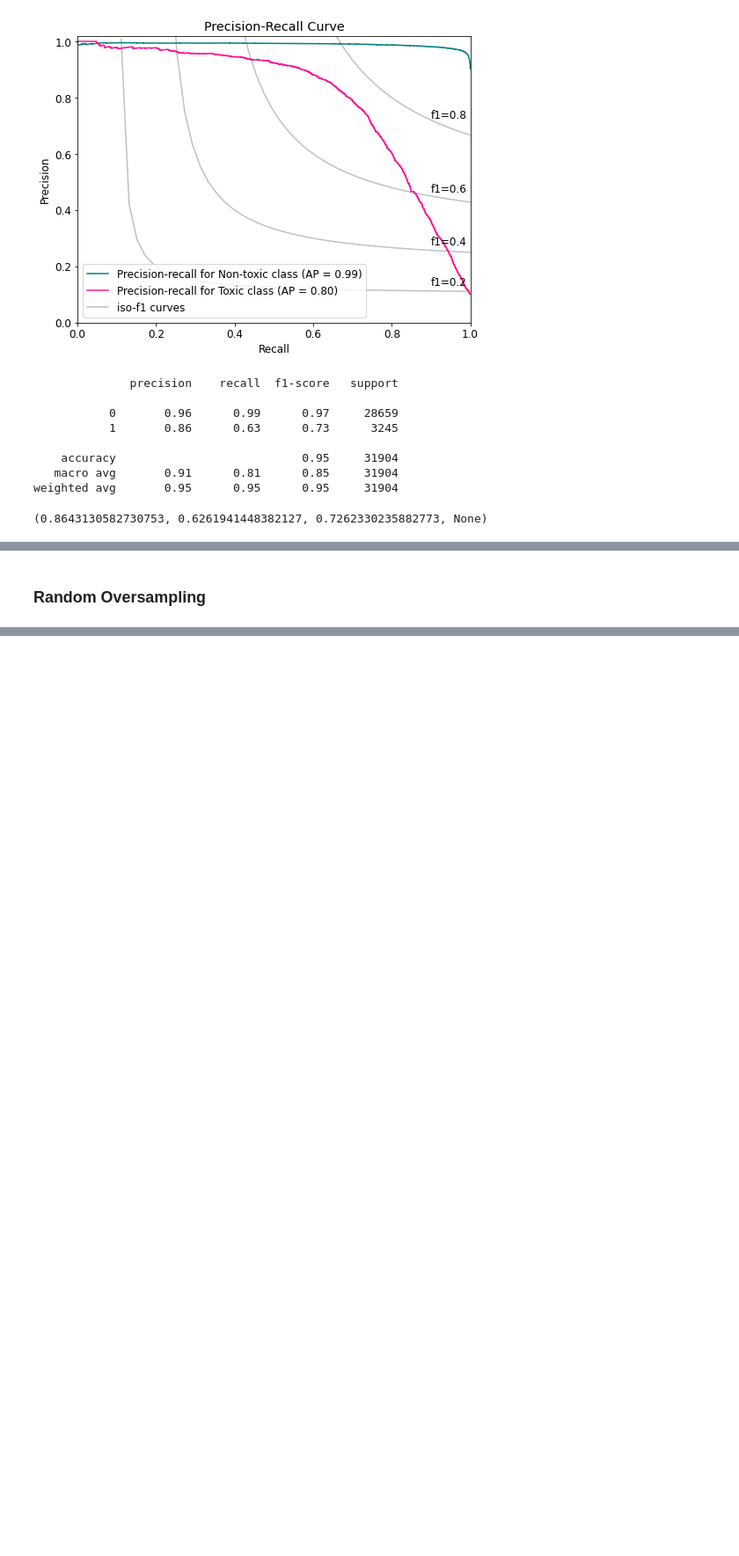
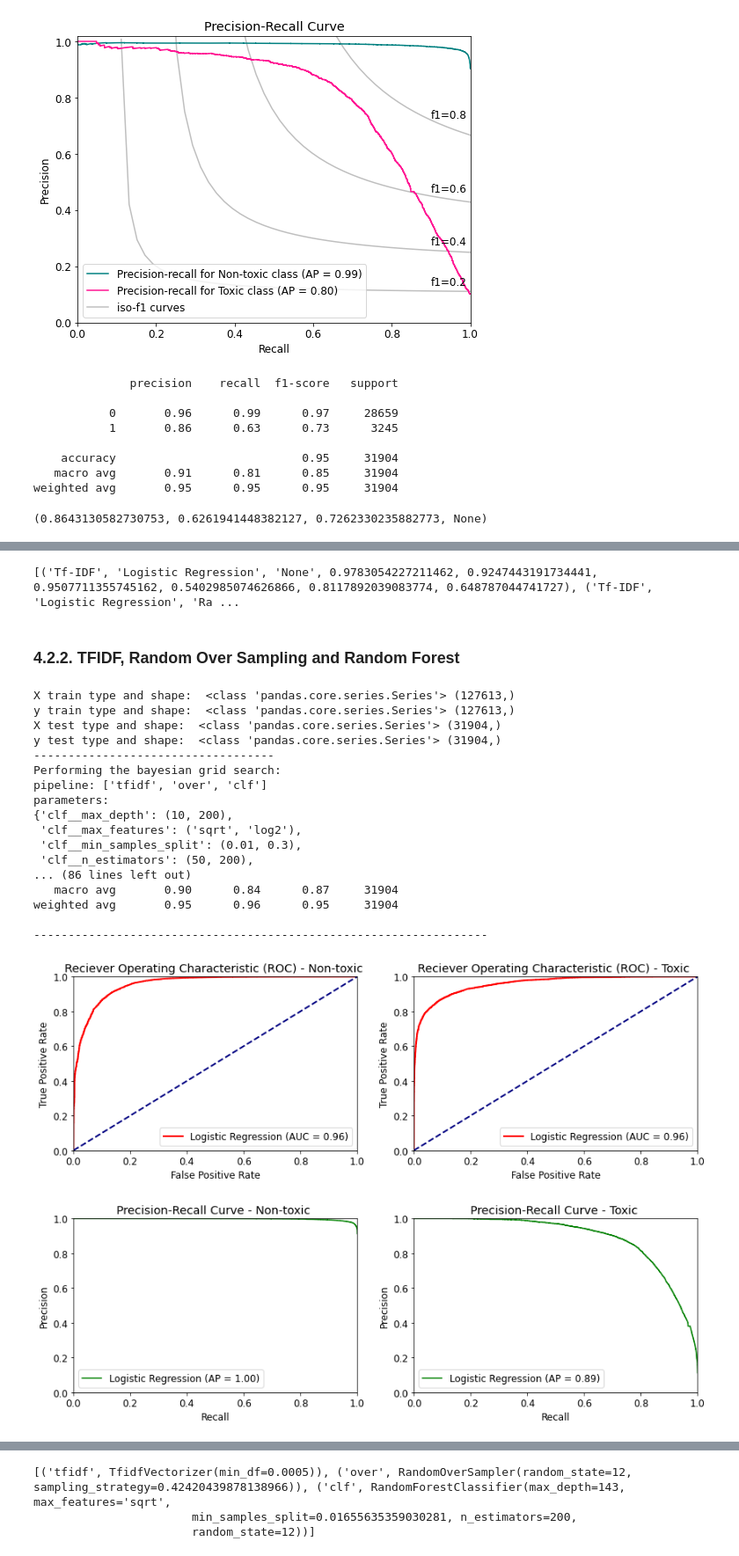
Before and after one commit to TechLadyZ/Springboard-Data-Science-Immerse-Program, a Jupyter notebook: Capstone_Project_2/Notebooks/03-2-Modeling-ClassificationAlgorithms.ipynb, the cells around one changed output, grey strips where cells are left out. Shown at 88% size. Drawn from its saved outputs; the diff is of its cells as text; code cells hidden in the pictures; blank space fills up the shorter version.

```diff
--- a/Capstone_Project_2/Notebooks/03-2-Modeling-ClassificationAlgorithms.ipynb
+++ b/Capstone_Project_2/Notebooks/03-2-Modeling-ClassificationAlgorithms.ipynb
@@ -1031,31 +940,57 @@ KeyboardInterrupt:
-# %% [markdown]
-### Random Oversampling
+# %%
+Test_Evaluation_Results.append(('Tf-IDF', 'Random Forest', 'None', \
+                               prec0_RF1, recall0_RF1, fscore0_RF1, prec1_RF1, recall1_RF1, fscore1_RF1))
+
+print(Test_Evaluation_Results)
+# %% [output]
+[('Tf-IDF', 'Logistic Regression', 'None', 0.9783054227211462, 0.9247443191734441, 0.9507711355745162, 0.5402985074626866, 0.8117892039083774, 0.648787044741727), ('Tf-IDF', 'Logistic Regression', 'Ra ...
+# %% [markdown]
+### 4.2.2. TFIDF, Random Over Sampling and Random Forest
 # %%
 pipeline = imbpipeline([('tfidf', TfidfVectorizer()),
                      ('over', RandomOverSampler(random_state=12)),
-                     ('clf', Ra(random_state=12))])
+                     ('clf', RandomForestClassifier(random_state=12))])
 
 parameters = {
-    'tfidf__max_df': (0.95, 0.9, 0.85, 0.8),
-    'tfidf__min_df': (0.0001, 0.0005, 0.001, 0.002),
-    'tfidf__norm': ('l1', 'l2'),
+    'tfidf__max_df': (0.8, 1),
+    'tfidf__min_df': (0.0001, 0.0005),
+#     'tfidf__norm': ('l1', 'l2'),
     'tfidf__use_idf': (True, False),
-    'tfidf__smooth_idf': (True, False),
-    'tfidf__sublinear_tf': (True, False),
-#     'clf__penalty': ('l1', 'l2', 'elasticnet'),
-    'clf__dual': (True, False),
-    'clf__C': (1e-5, 1e2, "log-uniform"),
-#     'clf_solver': ('newton-cg', 'lbfgs', 'liblinear', 'sag', 'saga'),
-    'clf__max_iter': [2000, 10000, 20000],
-    'over__sampling_strategy': (1, 0.9, 0.8, 0.7, 0.6, 0.5, 0.4, 0.3)
+#     'tfidf__smooth_idf': (True, False),
+#     'tfidf__sublinear_tf': (True, False),
+   'clf__n_estimators': (50,200),
+    'clf__max_depth': (10, 200),
+    'clf__min_samples_split': (0.01,0.3),
+    'clf__max_features': ("sqrt", "log2"),
+    'over__sampling_strategy': (0.3,1)
 
 }
 
-cv = StratifiedKFold(n_splits=5, shuffle=True, random_state=12)
+cv = StratifiedKFold(n_splits=3, shuffle=True, random_state=12)
 
-best_estimator_LR2 = bayessearchcv(
+best_estimator_RF2 = bayessearchcv(
                       pipeline=pipeline, param_grid=parameters, scoring='f1', cv=cv,
-                      n_iter=50, n_jobs=5, classifier_name='Logistic Regression',
+                      n_iter=50, n_jobs=5, classifier_name='Random Forest',
                         X_train=X_train, y_train=y_train, X_test=X_test, y_test=y_test)
 
-print(best_estimator_LR2)
+print(best_estimator_RF2)
+# %% [output]
+X train type and shape:  <class 'pandas.core.series.Series'> (127613,)
+y train type and shape:  <class 'pandas.core.series.Series'> (127613,)
+X test type and shape:  <class 'pandas.core.series.Series'> (31904,)
+y test type and shape:  <class 'pandas.core.series.Series'> (31904,)
+-----------------------------------
+Performing the bayesian grid search:
+pipeline: ['tfidf', 'over', 'clf']
+parameters:
+{'clf__max_depth': (10, 200),
+ 'clf__max_features': ('sqrt', 'log2'),
+ 'clf__min_samples_split': (0.01, 0.3),
+ 'clf__n_estimators': (50, 200),
+... (86 lines left out)
+   macro avg       0.90      0.84      0.87     31904
+weighted avg       0.95      0.96      0.95     31904
+
+------------------------------------------------------------------
+[figure, added]
+[figure, added]
@@ -1061,0 +998,3 @@ print(best_estimator_LR2)
+[('tfidf', TfidfVectorizer(min_df=0.0005)), ('over', RandomOverSampler(random_state=12, sampling_strategy=0.42420439878138966)), ('clf', RandomForestClassifier(max_depth=143, max_features='sqrt',
+                       min_samples_split=0.01655635359030281, n_estimators=200,
+                       random_state=12))]
```
Also changed, not shown: parts of 92 cells of this notebook.
